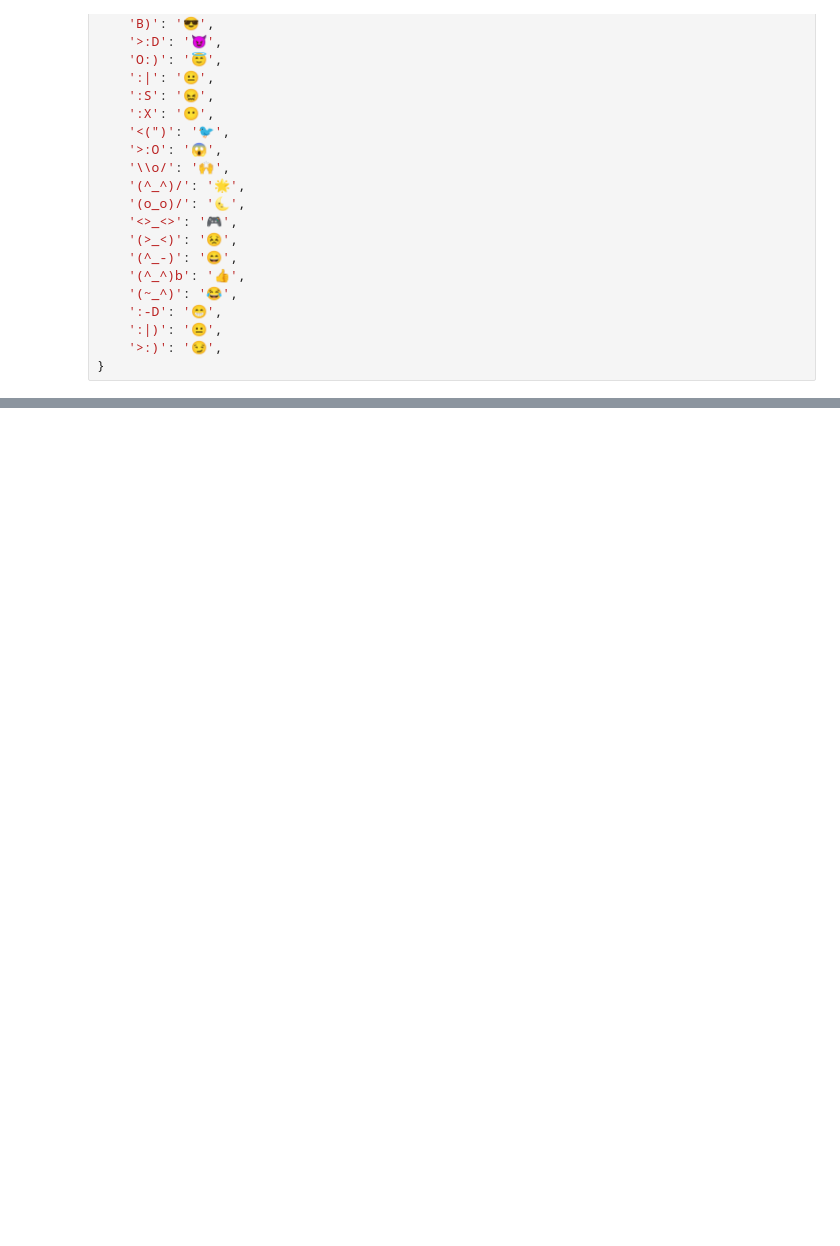
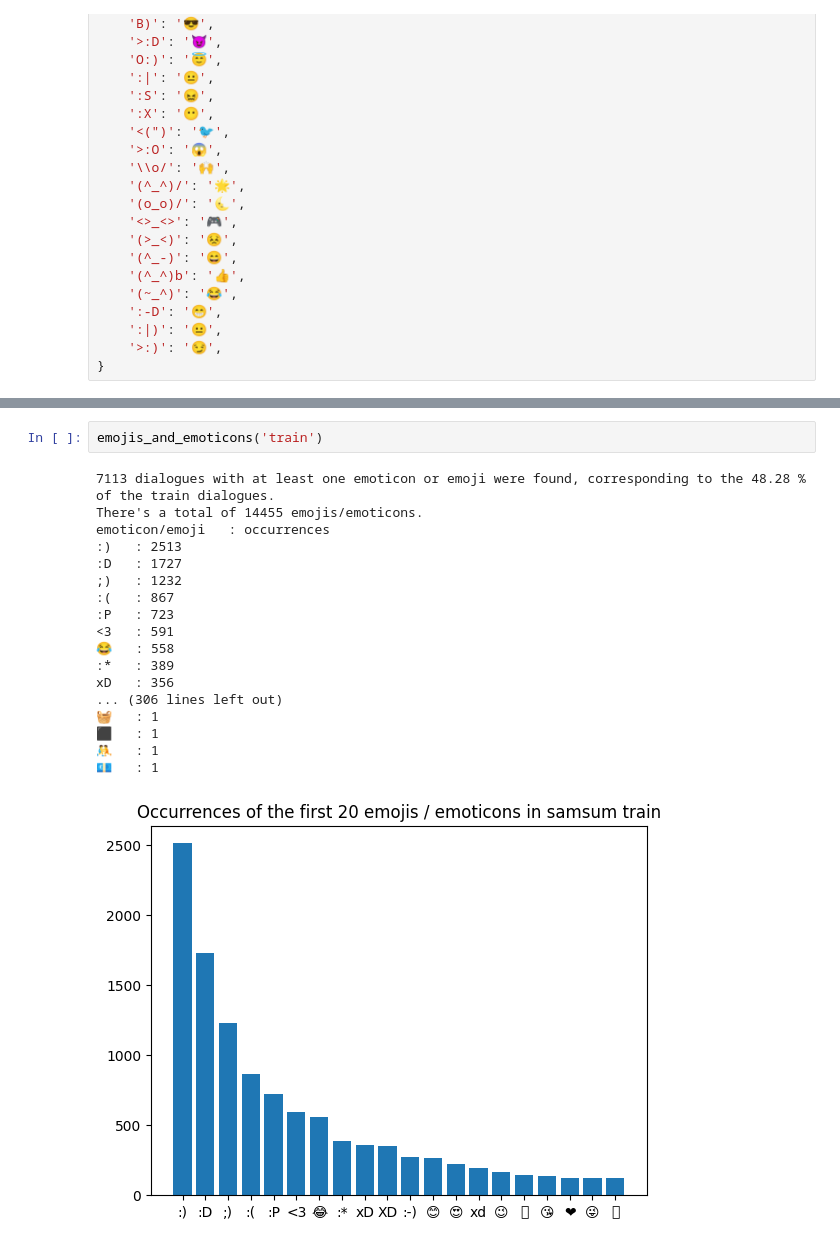
Before and after one commit to al3ssandrocaruso/Enhanced-Abstractive-Chat-Summarization, a Jupyter notebook: utils/count_samsum_emojis.ipynb, the cells around one changed output, grey strips where cells are left out. Saved outputs shown, nothing was run; the diff lists cells and outputs as text; blank space fills up the shorter version.

```diff
--- a/utils/count_samsum_emojis.ipynb
+++ b/utils/count_samsum_emojis.ipynb
@@ -212,0 +120,21 @@ AttributeError: 'list' object has no attribute 'get'
+# %%
+emojis_and_emoticons('train')
+# %% [output]
+7113 dialogues with at least one emoticon or emoji were found, corresponding to the 48.28 % of the train dialogues.
+There's a total of 14455 emojis/emoticons.
+emoticon/emoji   : occurrences
+:)   : 2513
+:D   : 1727
+;)   : 1232
+:(   : 867
+:P   : 723
+<3   : 591
+😂   : 558
+:*   : 389
+xD   : 356
+... (306 lines left out)
+🧺   : 1
+⬛   : 1
+🤼   : 1
+💶   : 1
+[figure, added]
```
Also changed, not shown: parts of 8 cells of this notebook.
